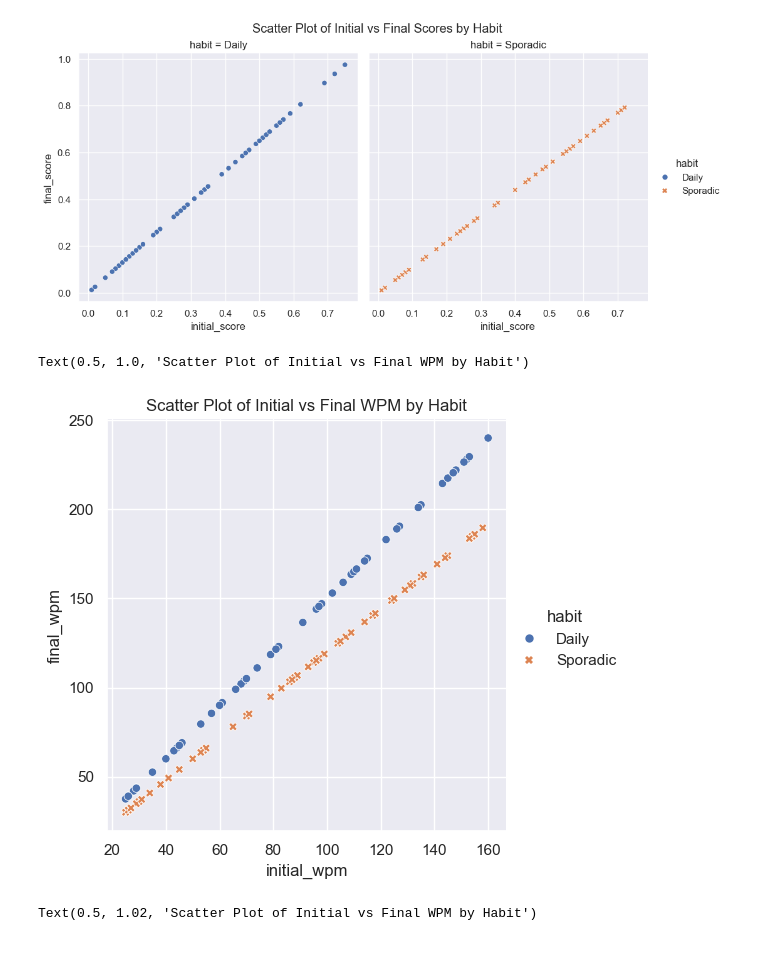
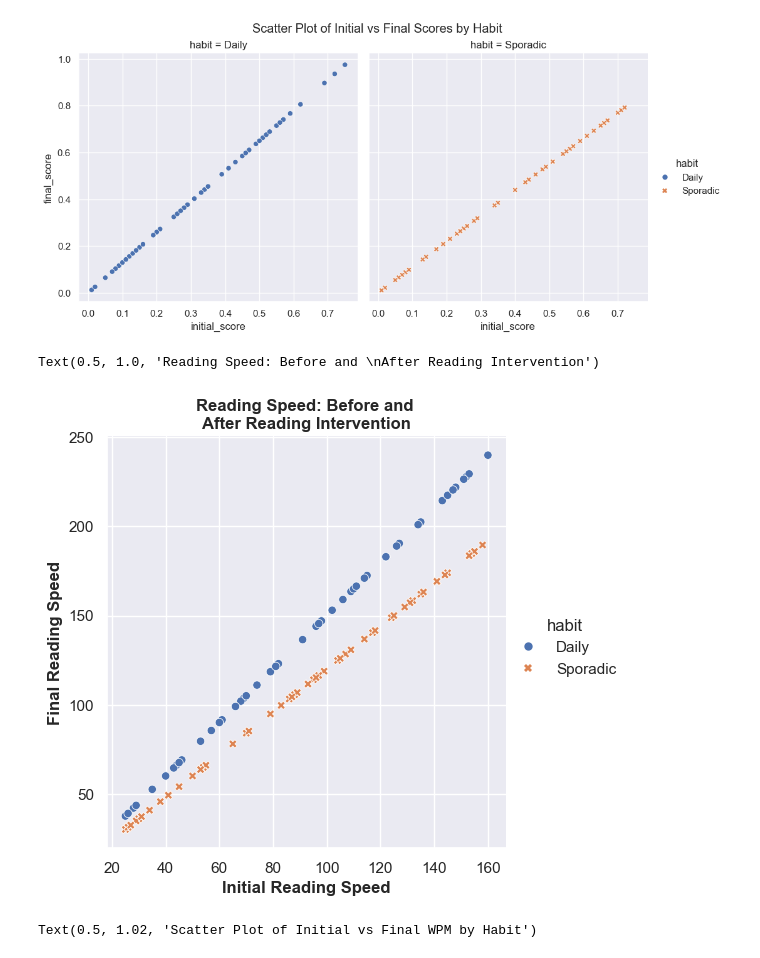
Before and after one commit to kimodri/school-projects, a Jupyter notebook: ModsimFINALFINAL.ipynb, the cells around one changed output. Cells and saved outputs as stored; diff of their text form; code cells hidden in the pictures.

Commit message:
Added modifications to graphs

```diff
--- a/ModsimFINALFINAL.ipynb
+++ b/ModsimFINALFINAL.ipynb
@@ -0,0 +1,15 @@
+# %%
+import pandas as pd
+import numpy as np
+import matplotlib.pyplot as plt
+import seaborn as sns
+np.random.seed(3000)
+
+# Constants
+howMany = 10
+weeks = 11 # given the firts week is zero
+daily_speed_growth_rate = 0.05  # 5% improvement per week
+daily_comprehension_growth_rate = 0.03  # 3% improvement per week
+sporadic_speed_growth_rate = 0.02  # 2% improvement per week
+sporadic_comprehension_growth_rate = 0.01  # 1% improvement per week
+weeks_range = list(range(1, weeks + 1)) # this will be our x
@@ -504,12 +741,12 @@ Text(0.5, 1.02, 'Scatter Plot of Initial vs Final Scores by Habit')
 [figure]
 # %%
 sns.relplot(kind = 'scatter', data = engineeredModsim, x = 'initial_wpm', y = 'final_wpm', hue = 'habit', style= 'habit')
-# plt.xlabel('Initial WPM')
-# plt.ylabel('Final WPM')
-plt.title('Scatter Plot of Initial vs Final WPM by Habit')
+plt.xlabel('Initial Reading Speed', fontsize=12, fontweight="bold")
+plt.ylabel('Final Reading Speed', fontsize=12, fontweight="bold")
+plt.title('Reading Speed: Before and \nAfter Reading Intervention', fontweight = 'bold')
 # %% [output]
-Text(0.5, 1.0, 'Scatter Plot of Initial vs Final WPM by Habit')
+Text(0.5, 1.0, 'Reading Speed: Before and \nAfter Reading Intervention')
-[figure, old version]
+[figure, new version]
 # %%
 sns.relplot(kind = 'scatter', data = engineeredModsim, x = 'initial_wpm', y = 'final_wpm', hue = 'habit', col = 'habit', style = 'habit').fig.suptitle("Scatter Plot of Initial vs Final WPM by Habit", y=1.02)
 # %% [output]
```
Also changed, not shown: parts of 28 cells of this notebook.
